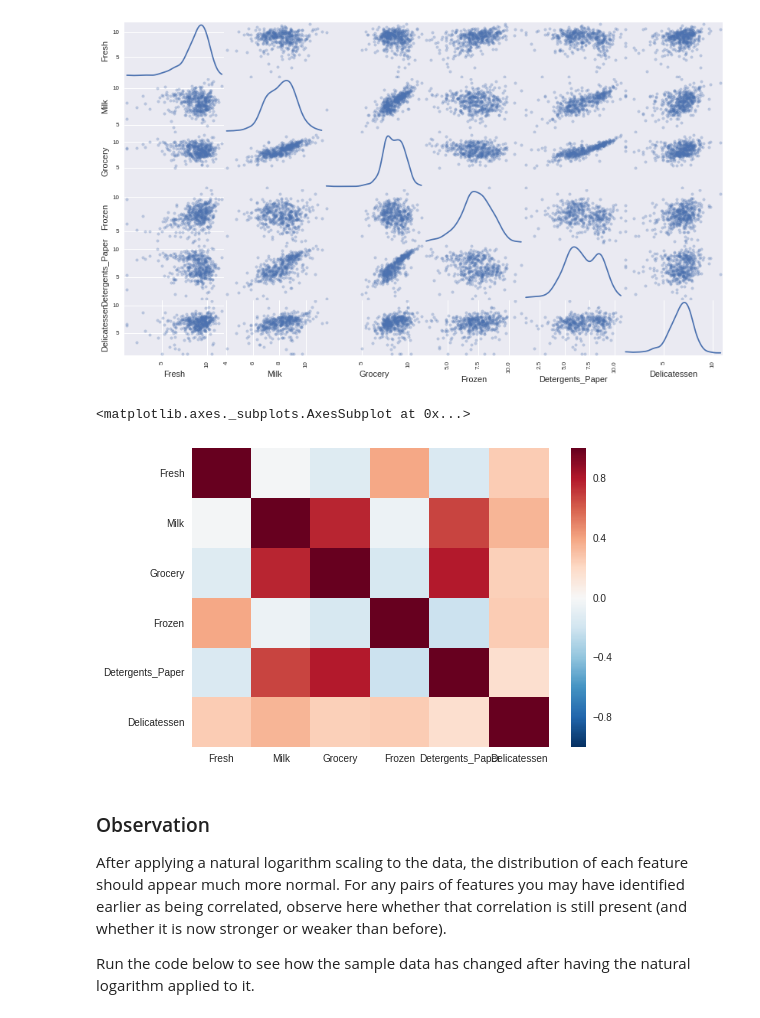
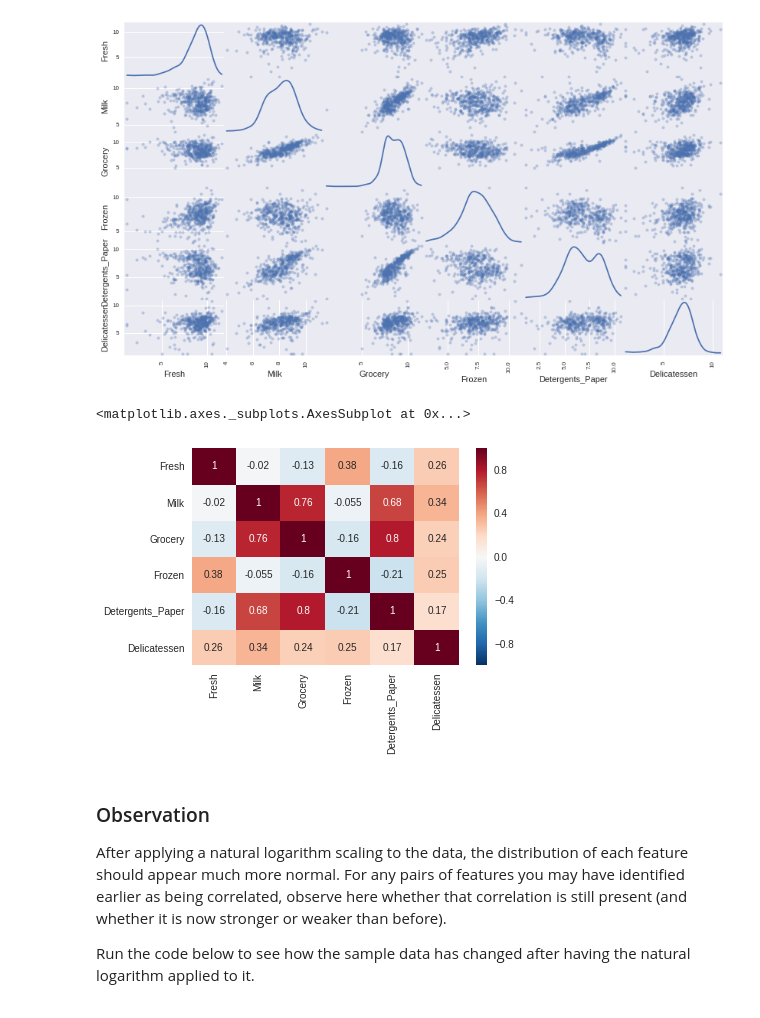
Before and after one commit to jirivrany/machine-learning, a Jupyter notebook: projects/customer_segments/customer_segments.ipynb, the cells around one changed output. Drawn from its saved outputs; the diff is of its cells as text; code cells hidden in the pictures.

```diff
--- a/projects/customer_segments/customer_segments.ipynb
+++ b/projects/customer_segments/customer_segments.ipynb
@@ -181,10 +183,10 @@ pd.scatter_matrix(log_data, alpha = 0.3, figsize = (14,8), diagonal = 'kde');
 [figure]
 # %%
 corr = log_data.corr()
-seaborn.heatmap(corr, xticklabels=corr.columns.values, yticklabels=corr.columns.values)
+seaborn.heatmap(corr, annot=True)
 # %% [output]
 <matplotlib.axes._subplots.AxesSubplot at 0x...>
-[figure, old version]
+[figure, new version]
 # %% [markdown]
 ### Observation
 After applying a natural logarithm scaling to the data, the distribution of each feature should appear much more normal. For any pairs of features you may have identified earlier as being correlated, observe here whether that correlation is still present (and whether it is now stronger or weaker than before).
```
Also changed, not shown: parts of 15 cells of this notebook, 1 other file.
